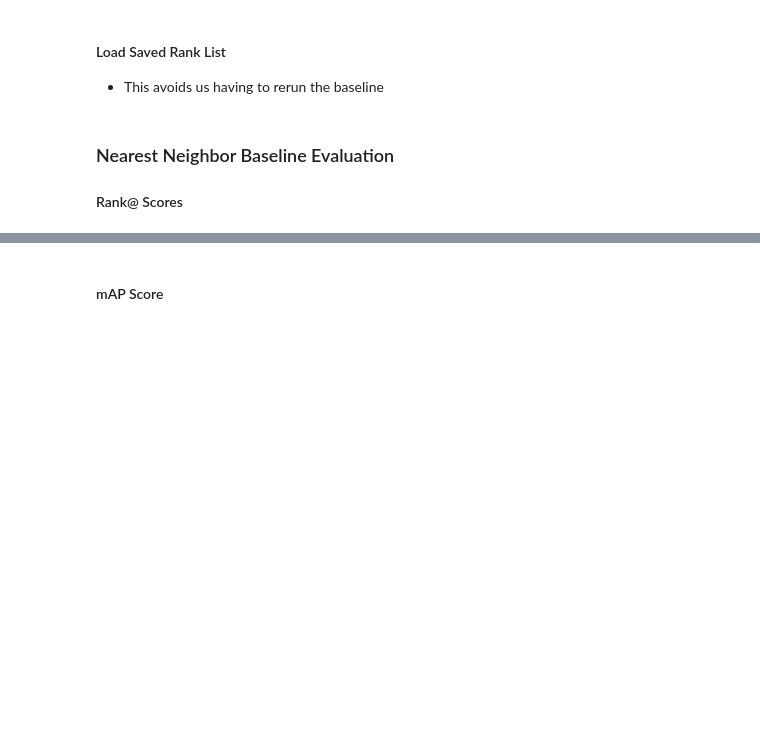
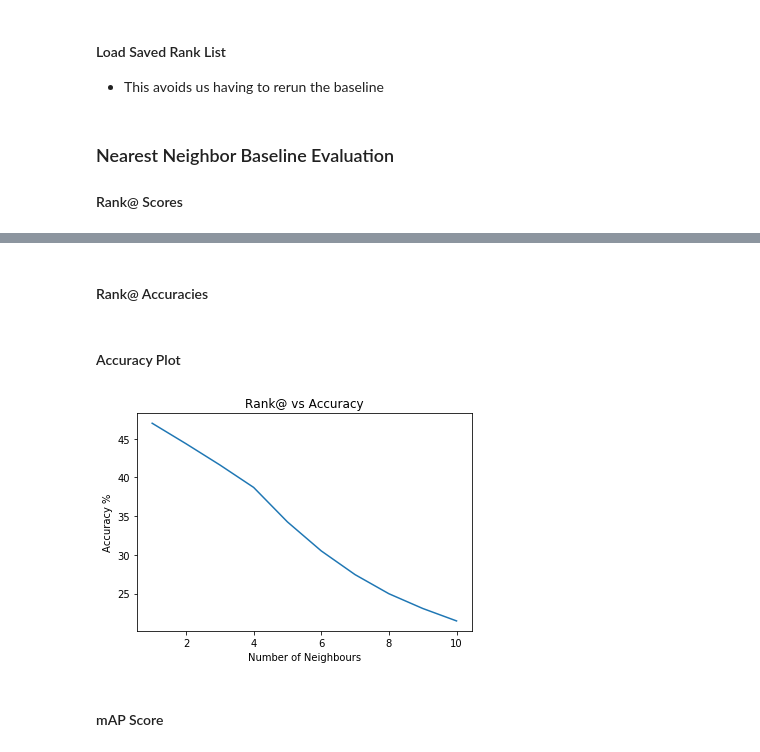
Before and after one commit to zl6114/pattern-recognition-18, a Jupyter notebook: cw2/1. Baseline.ipynb, the cells around one changed output, grey strips where cells are left out. Drawn from its saved outputs; the diff is of its cells as text; code cells hidden in the pictures; blank space fills up the shorter version.

```diff
--- a/cw2/1. Baseline.ipynb
+++ b/cw2/1. Baseline.ipynb
@@ -283,3 +324,30 @@ rank@10: 74.92857142857143%
+# %% [markdown]
+#### Rank@ Accuracies
+# %%
+rank1Acc  = np.mean( np.mean( query_rank_list.T[ : 1 ], axis = 0 ) )
+rank2Acc  = np.mean( np.mean( query_rank_list.T[ : 2 ], axis = 0 ) )
+rank3Acc  = np.mean( np.mean( query_rank_list.T[ : 3 ], axis = 0 ) )
+rank4Acc  = np.mean( np.mean( query_rank_list.T[ : 4 ], axis = 0 ) )
+rank5Acc  = np.mean( np.mean( query_rank_list.T[ : 5 ], axis = 0 ) )
+rank6Acc  = np.mean( np.mean( query_rank_list.T[ : 6 ], axis = 0 ) )
+rank7Acc  = np.mean( np.mean( query_rank_list.T[ : 7 ], axis = 0 ) )
+rank8Acc  = np.mean( np.mean( query_rank_list.T[ : 8 ], axis = 0 ) )
+rank9Acc  = np.mean( np.mean( query_rank_list.T[ : 9 ], axis = 0 ) )
+rank10Acc = np.mean( np.mean( query_rank_list.T[ : 10 ], axis = 0 ) )
+
+Accuracies = [ rank1Acc, rank2Acc, rank3Acc, rank4Acc, rank5Acc, rank6Acc, rank7Acc, rank8Acc, rank9Acc, rank10Acc]
+Accuracies = [ i * 100 for i in Accuracies ]
+# %% [markdown]
+#### Accuracy Plot
+# %%
+plt.plot( [ i for i in range( 1, 11 ) ], Accuracies )
+plt.title( 'Rank@ vs Accuracy' )
+plt.xlabel( 'Number of Neighbours' )
+plt.ylabel( 'Accuracy %' )
+
+plt.show()
+# %% [output]
+[figure, added]
 # %% [markdown]
 #### mAP Score
 # %%
```
Also changed, not shown: parts of 3 cells of this notebook, 1 other file.
